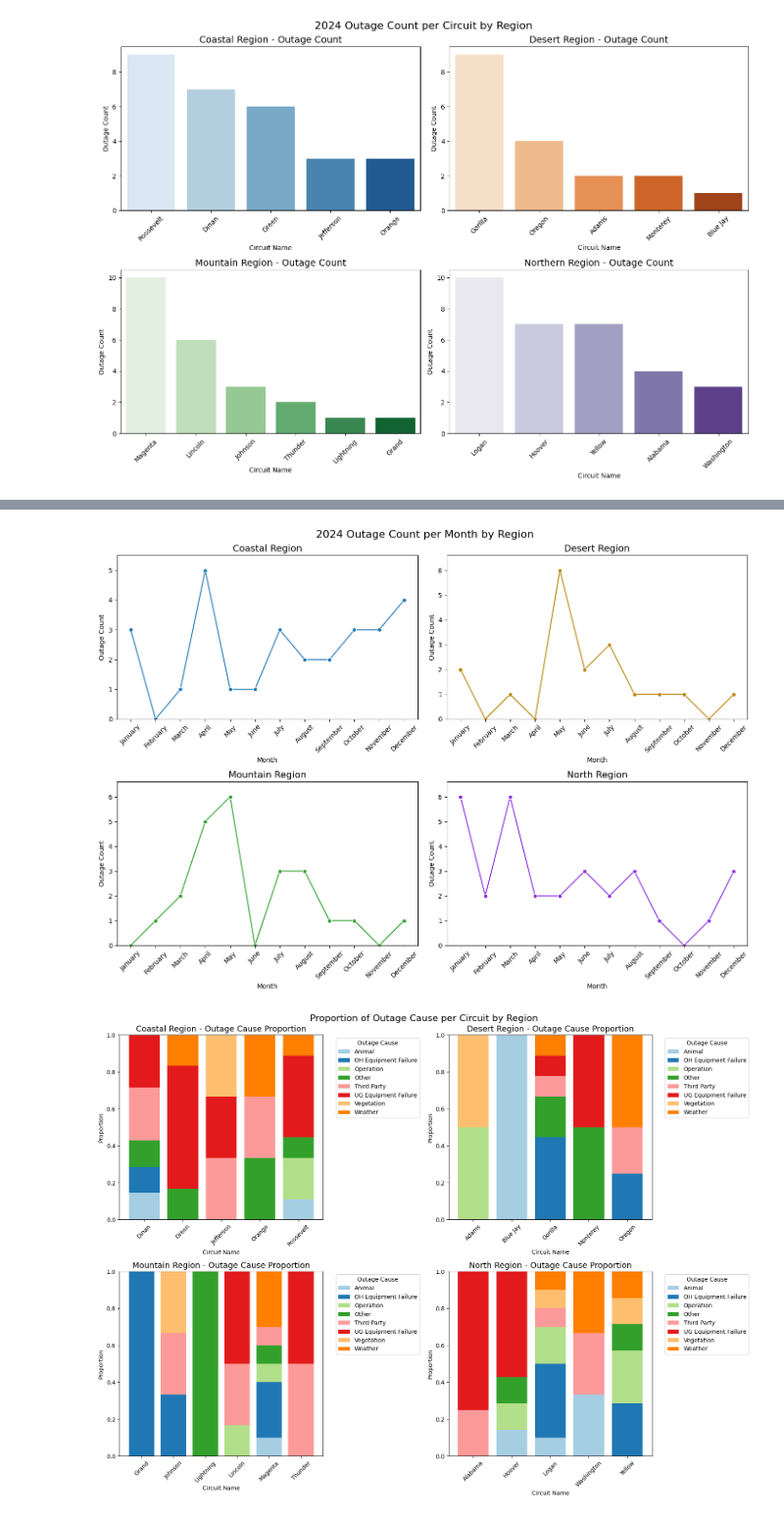
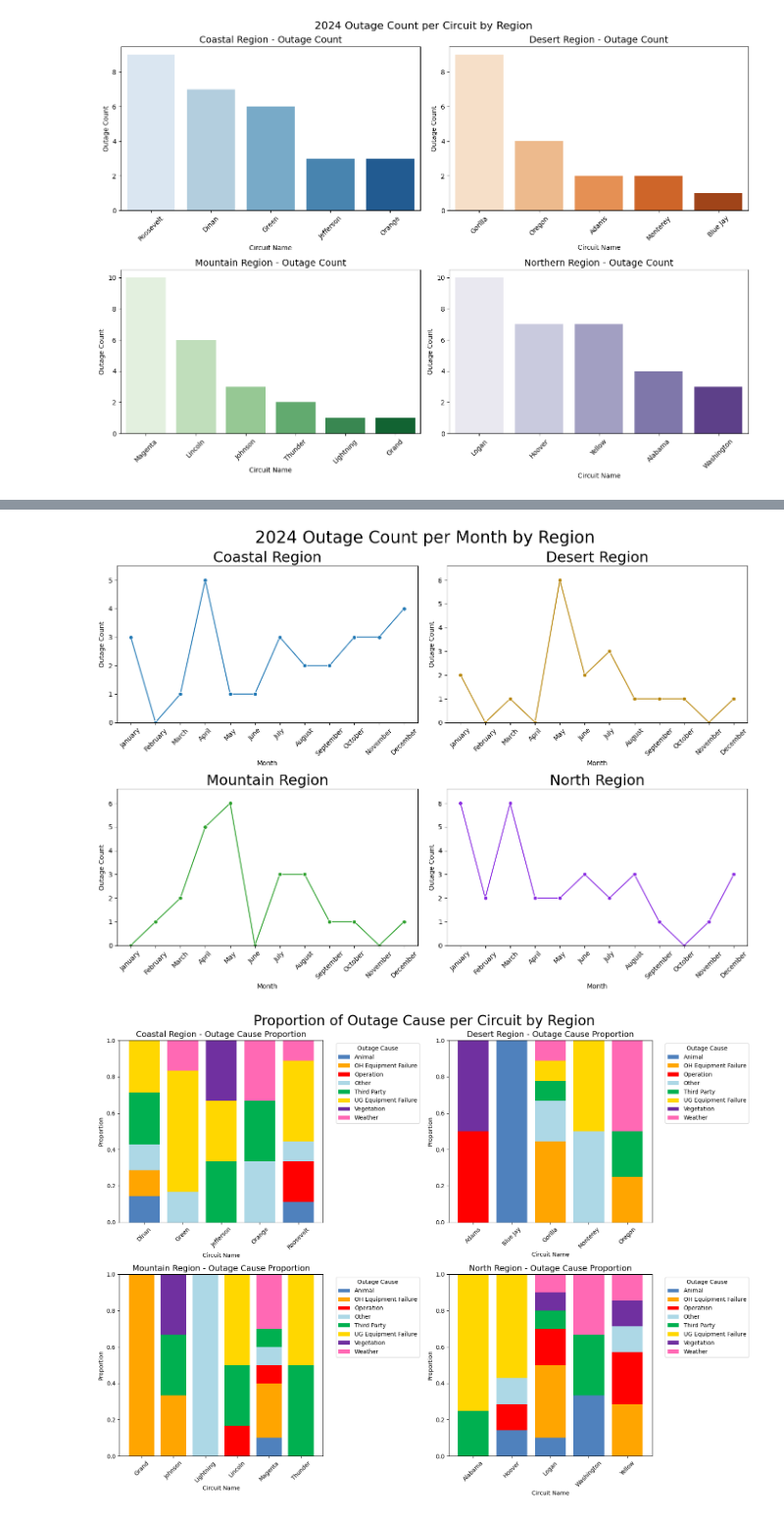
Before and after one commit to GerardoG2/ITC-2025, a Jupyter notebook: circuit-outage-analysis.ipynb, the cells around one changed output, grey strips where cells are left out. Shown at 98% size. Cells and saved outputs as stored; diff of their text form; code cells hidden in the pictures.

Commit message:
updated colors of saidii saifi visuas

```diff
--- a/circuit-outage-analysis.ipynb
+++ b/circuit-outage-analysis.ipynb
@@ -1719,30 +1683,30 @@ fig, axs = plt.subplots(2, 2, figsize=(14, 10))
 
 # Coastal - Crest
 sns.barplot(data=coastal_cmi, x='circuit_name', y='cmi', palette='crest', ax=axs[0][0])
-axs[0][0].set_title('Coastal Region - CMI', fontsize=14)
+axs[0][0].set_title('Coastal Region - CMI', fontsize=22)
 axs[0][0].tick_params(rotation=45, axis='x')
 axs[0][0].set_xlabel("Circuit Name")
 
 # Desert - Rocket
 sns.barplot(data=desert_cmi, x='circuit_name', y='cmi', palette='rocket', ax=axs[0][1])
-axs[0][1].set_title('Desert Region - CMI', fontsize=14)
+axs[0][1].set_title('Desert Region - CMI', fontsize=22)
 axs[0][1].tick_params(rotation=45, axis='x')
 axs[0][1].set_xlabel("Circuit Name")
 
 # Mountain - Mako
 sns.barplot(data=mountain_cmi, x='circuit_name', y='cmi', palette='mako', ax=axs[1][0])
-axs[1][0].set_title('Mountain Region - CMI', fontsize=14)
+axs[1][0].set_title('Mountain Region - CMI', fontsize=22)
 axs[1][0].tick_params(rotation=45, axis='x')
 axs[1][0].set_xlabel("Circuit Name")
 
 # Northern - Flare
 sns.barplot(data=north_cmi, x='circuit_name', y='cmi', palette='flare', ax=axs[1][1])
-axs[1][1].set_title('Northern Region - CMI', fontsize=14)
+axs[1][1].set_title('Northern Region - CMI', fontsize=22)
 axs[1][1].tick_params(rotation=45, axis='x')
 axs[1][1].set_xlabel("Circuit Name")
 
 # Final formatting
-plt.suptitle('2024 CMI per Circuit by Region', fontsize=16)
+plt.suptitle('2024 CMI per Circuit by Region', fontsize=25)
 y_label = "CMI 2024 (in millions)"
 for ax in axs.flat:
     ax.set_ylabel(y_label)
@@ -2043,14 +2007,14 @@ for region in regions:
         color=region_colors[region],
         ax=ax
     )
-    ax.set_title(f'{region} Region', fontsize=14)
+    ax.set_title(f'{region} Region', fontsize=22)
     ax.set_xlabel("Month")
     ax.set_ylabel("CMI (in millions)")
     ax.tick_params(axis='x', rotation=45)
     ax.set_ylim(0, y_max)
 
 # Final layout
-plt.suptitle('2024 CMI per Month by Region', fontsize=16)
+plt.suptitle('2024 CMI per Month by Region', fontsize=25)
 plt.tight_layout()
 plt.show()
 # %% [output]
@@ -2102,28 +2066,44 @@ for region in regions:
         color=region_colors[region],
         ax=ax
     )
-    ax.set_title(f'{region} Region', fontsize=14)
+    ax.set_title(f'{region} Region', fontsize=22)
     ax.set_xlabel("Month")
     ax.set_ylabel("Outage Count")
     ax.tick_params(axis='x', rotation=45)
     ax.set_ylim(0, monthly_counts['outage_count'].max() * 1.1)  # padded y-limit
 
 # Final layout
-plt.suptitle('2024 Outage Count per Month by Region', fontsize=16)
+plt.suptitle('2024 Outage Count per Month by Region', fontsize=25)
 plt.tight_layout()
 plt.show()
 # %% [output]
-[figure, old version]
+[figure, new version]
 # %%
-# Sort dataframe
 df_sorted = df.sort_values(by='circuit_name')
 
-# Unique causes
-all_causes = sorted(df['outage_cause'].unique())
+# Correct outage causes in the right order (matching your Tableau legend)
+all_causes = [
+    'Animal',
+    'OH Equipment Failure',
+    'Operation',
+    'Other',
+    'Third Party',
+    'UG Equipment Failure',
+    'Vegetation',
+    'Weather'
+]
 
-# Use a high-contrast palette
-high_contrast_colors = sns.color_palette("Paired", n_colors=len(all_causes))
-cause_colors = dict(zip(all_causes, high_contrast_colors))
+
+cause_colors = {
+    'Animal': '#4F81BD',             # Blue
+    'OH Equipment Failure': '#FFA500', # Bright Orange
+    'Operation': '#FF0000',           # Light Red
+    'Other': '#ADD8E6',               # Light Blue
+    'Third Party': '#00B050',         # Green
+    'UG Equipment Failure': '#FFD700',# Bright Yellow (Goldish)
+    'Vegetation': '#7030A0',          # Purple
+    'Weather': '#FF69B4'              # Hot Pink / Bright Pink
+}
 
 # Define regions
 regions = ['Coastal', 'Desert', 'Mountain', 'North']
@@ -2141,32 +2121,32 @@ for i, region in enumerate(regions):
         region_df.groupby(['circuit_name', 'outage_cause'])
         .size()
         .unstack(fill_value=0)
         .reindex(columns=all_causes)
     )
     cause_prop = cause_prop.div(cause_prop.sum(axis=1), axis=0)  # proportions
 
     # Draw each layer of the stack
     bottom = pd.Series([0] * len(cause_prop), index=cause_prop.index)
     for cause in all_causes:
         axs[i].bar(
             cause_prop.index,
             cause_prop[cause],
             bottom=bottom,
             color=cause_colors[cause],
             label=cause,
             width=0.8
         )
         bottom += cause_prop[cause]
 
     axs[i].set_title(f'{region} Region - Outage Cause Proportion', fontsize=14)
     axs[i].tick_params(rotation=45, axis='x')
     axs[i].set_xlabel('Circuit Name')
     axs[i].set_ylabel('Proportion')
     axs[i].legend(title='Outage Cause', bbox_to_anchor=(1.05, 1), loc='upper left')
 
 # Overall title and layout
-plt.suptitle('Proportion of Outage Cause per Circuit by Region', fontsize=16)
+plt.suptitle('Proportion of Outage Cause per Circuit by Region', fontsize=24)
 plt.tight_layout()
 plt.show()
 # %% [output]
-[figure, old version]
+[figure, new version]
```
Also changed, not shown: parts of 21 cells of this notebook, 2 other files.
